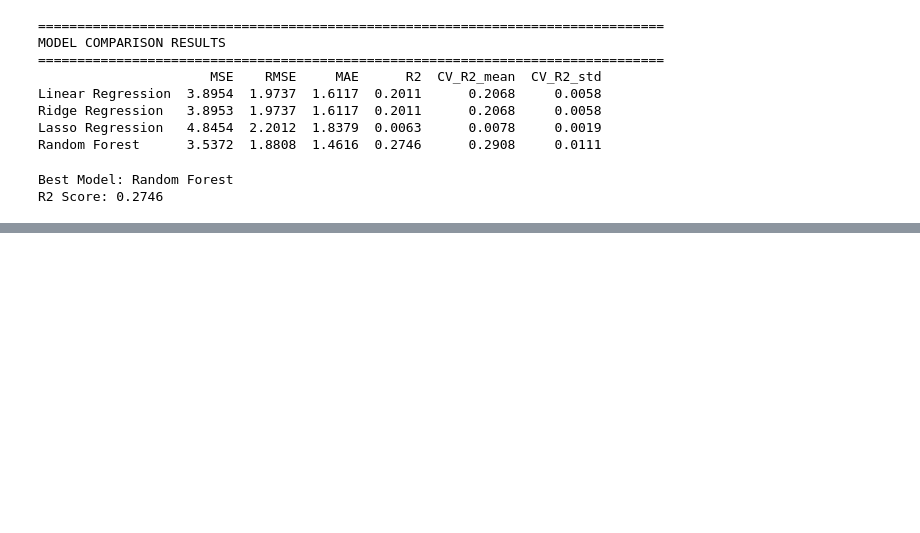
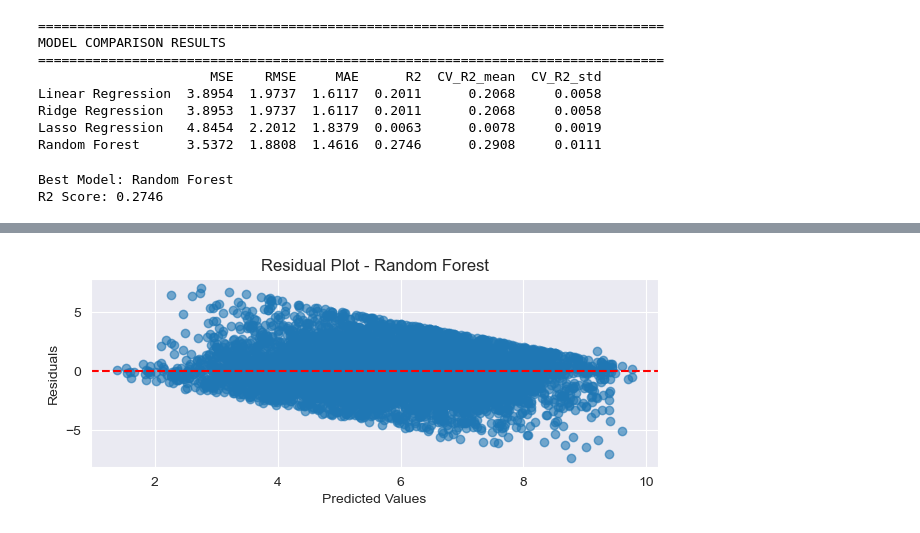
Before and after one commit to vietviet08/house-prediction, a Jupyter notebook: prediction.ipynb, the cells around one changed output, grey strips where cells are left out. Cells and saved outputs as stored; diff of their text form; code cells hidden in the pictures; blank space fills up the shorter version.

```diff
--- a/prediction.ipynb
+++ b/prediction.ipynb
@@ -271,0 +288,19 @@ R2 Score: 0.2746
+# %%
+# Residual plot cho model tốt nhất
+best_model = models[best_model_name]
+if best_model_name == 'Random Forest':
+    y_pred_best = best_model.predict(X_test)
+else:
+    y_pred_best = best_model.predict(X_test_scaled)
+
+plt.subplot(2, 1, 2)
+residuals = y_test - y_pred_best
+plt.scatter(y_pred_best, residuals, alpha=0.6)
+plt.axhline(y=0, color='r', linestyle='--')
+plt.xlabel('Predicted Values')
+plt.ylabel('Residuals')
+plt.title(f'Residual Plot - {best_model_name}')
+plt.tight_layout()
+plt.show()
+# %% [output]
+[figure, added]
```
Also changed, not shown: parts of 3 cells of this notebook.
